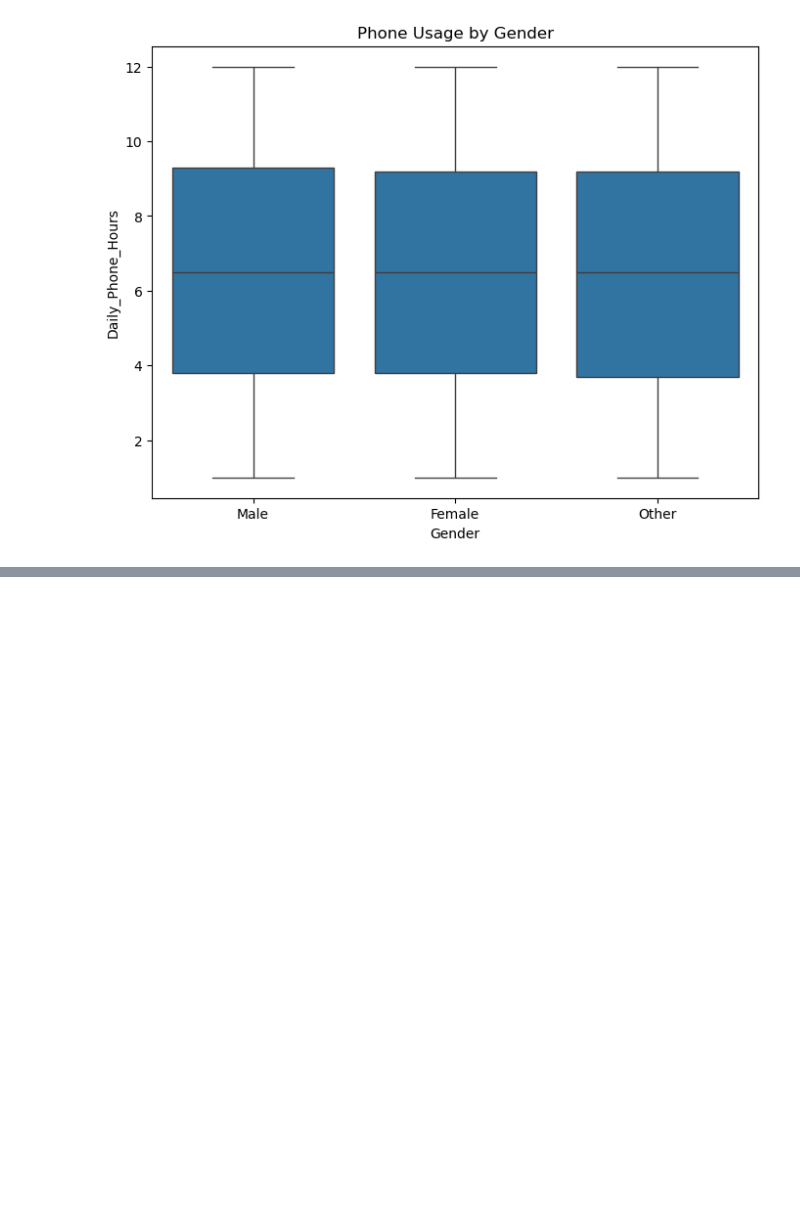
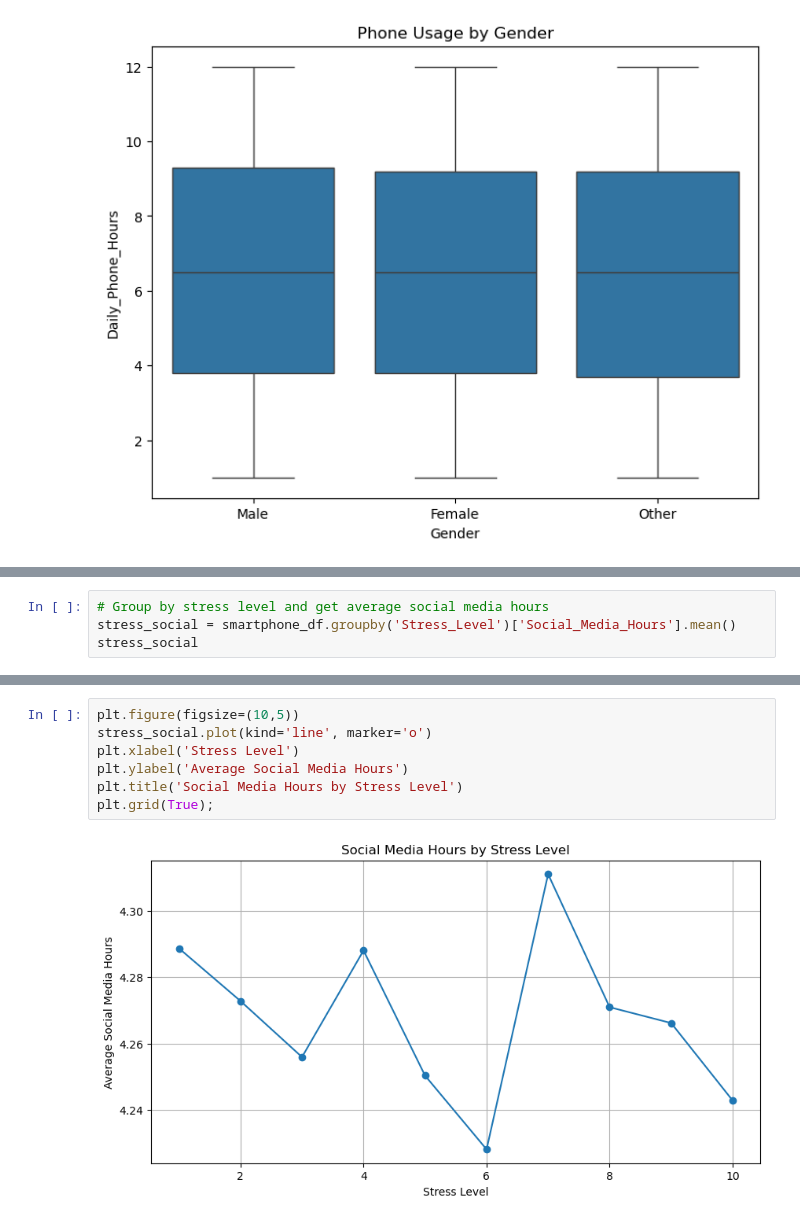
Before and after one commit to geff-ghost/screenTimeSleep, a Jupyter notebook: Smartphone_Usage_Statistics.ipynb, the cells around one changed output, grey strips where cells are left out. Drawn from its saved outputs; the diff is of its cells as text; blank space fills up the shorter version.

```diff
--- a/Smartphone_Usage_Statistics.ipynb
+++ b/Smartphone_Usage_Statistics.ipynb
@@ -285,0 +297,4 @@ plt.title('Phone Usage by Gender');
+# %%
+# Group by stress level and get average social media hours
+stress_social = smartphone_df.groupby('Stress_Level')['Social_Media_Hours'].mean()
+stress_social
@@ -285,0 +314,9 @@ plt.title('Phone Usage by Gender');
+# %%
+plt.figure(figsize=(10,5))
+stress_social.plot(kind='line', marker='o')
+plt.xlabel('Stress Level')
+plt.ylabel('Average Social Media Hours')
+plt.title('Social Media Hours by Stress Level')
+plt.grid(True);
+# %% [output]
+[figure, added]
```
Also changed, not shown: parts of 42 cells of this notebook.
